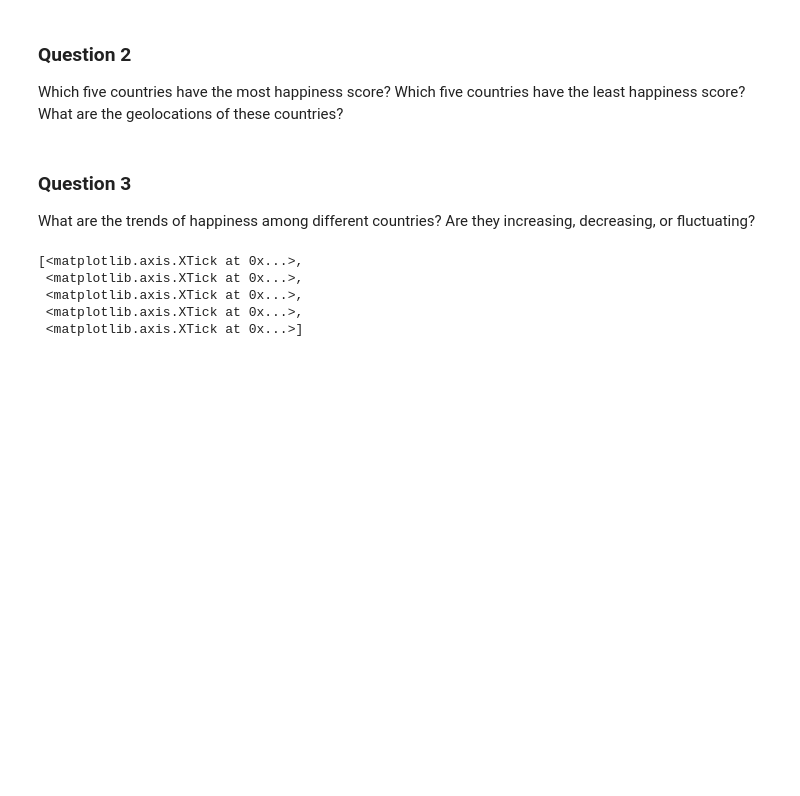
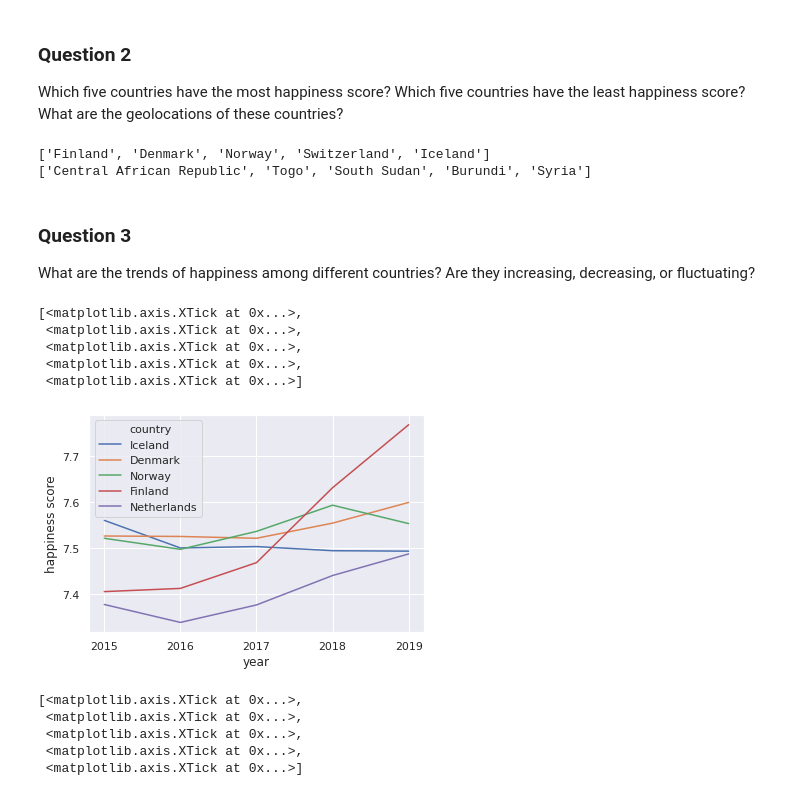
Before and after one commit to Benjaminnnnnn/CSE-163-FINAL-PROJECT, a Jupyter notebook: World_Happiness_Analysis.ipynb, the cells around one changed output. Saved outputs shown, nothing was run; the diff lists cells and outputs as text; code cells hidden in the pictures; blank space fills up the shorter version.

Commit message:
overall happy/sad countries trend

```diff
--- a/World_Happiness_Analysis.ipynb
+++ b/World_Happiness_Analysis.ipynb
@@ -358,15 +356,33 @@ sad_five_2019 = sad_five_2019['country'].tolist()
+# %%
+# Five happiest/saddest countries overall from 2015-2019
+
+# Sort rows based on happiness score, then drop duplicates from country column
+happy_five = happiness_data.sort_values(['happiness score'], ascending=False).drop_duplicates(subset='country').nlargest(5, 'happiness score')
+happy_five = happy_five['country'].tolist()
+
+sad_five = happiness_data.sort_values(['happiness score']).drop_duplicates(subset='country').nsmallest(5, 'happiness score')
+sad_five = sad_five['country'].tolist()
+# %% [output]
+['Finland', 'Denmark', 'Norway', 'Switzerland', 'Iceland']
+['Central African Republic', 'Togo', 'South Sudan', 'Burundi', 'Syria']
 # %% [markdown]
 ### Question 3
 
 What are the trends of happiness among different countries? Are they increasing, decreasing, or fluctuating?
 # %%
 # Plot the trends for the five happiest countries (in 2019)
-happiness_data.columns
 years = [2015, 2016, 2017, 2018, 2019]
 happy_countries = happiness_data[happiness_data['country'].isin(happy_five_2019)]
 ax = sns.lineplot(x="year", y="happiness score",
               hue='country', data=happy_countries)
 ax.set_xticks(years)
+# %% [output]
+[<matplotlib.axis.XTick at 0x...>,
+ <matplotlib.axis.XTick at 0x...>,
+ <matplotlib.axis.XTick at 0x...>,
+ <matplotlib.axis.XTick at 0x...>,
+ <matplotlib.axis.XTick at 0x...>]
+[figure, added]
 # %%
 # Plot the trends for the five saddest countries (in 2019)
 sad_countries = happiness_data[happiness_data['country'].isin(sad_five_2019)]
```
Also changed, not shown: parts of 3 cells of this notebook.
